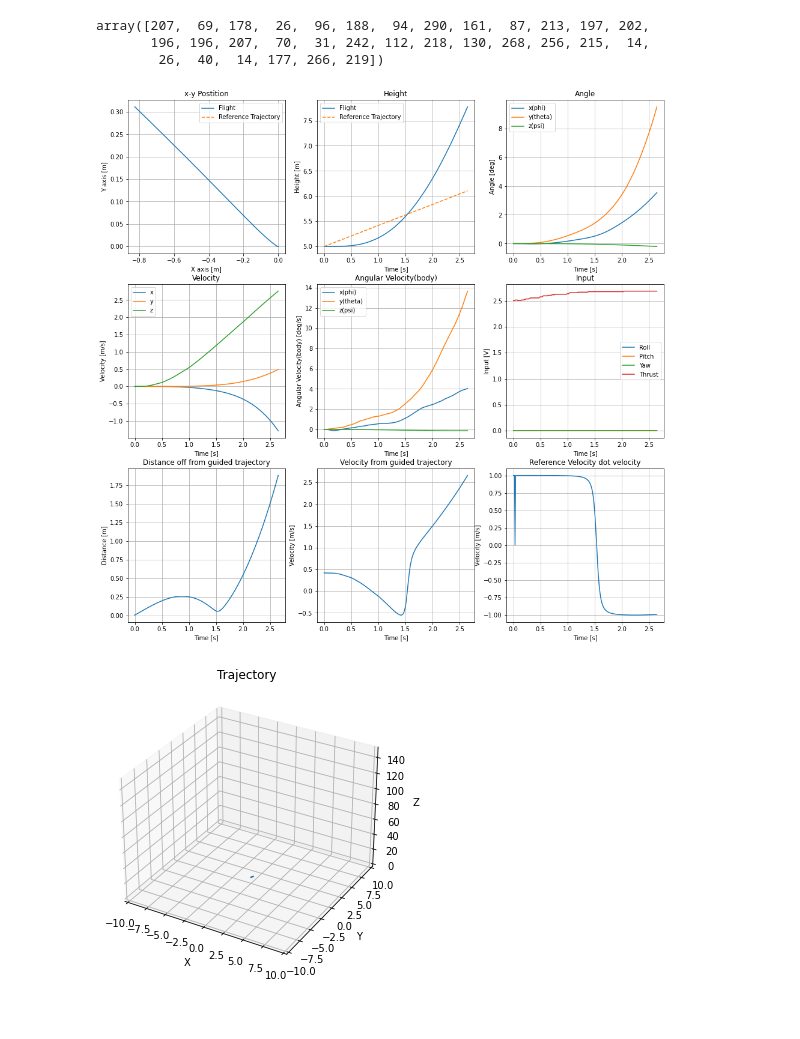
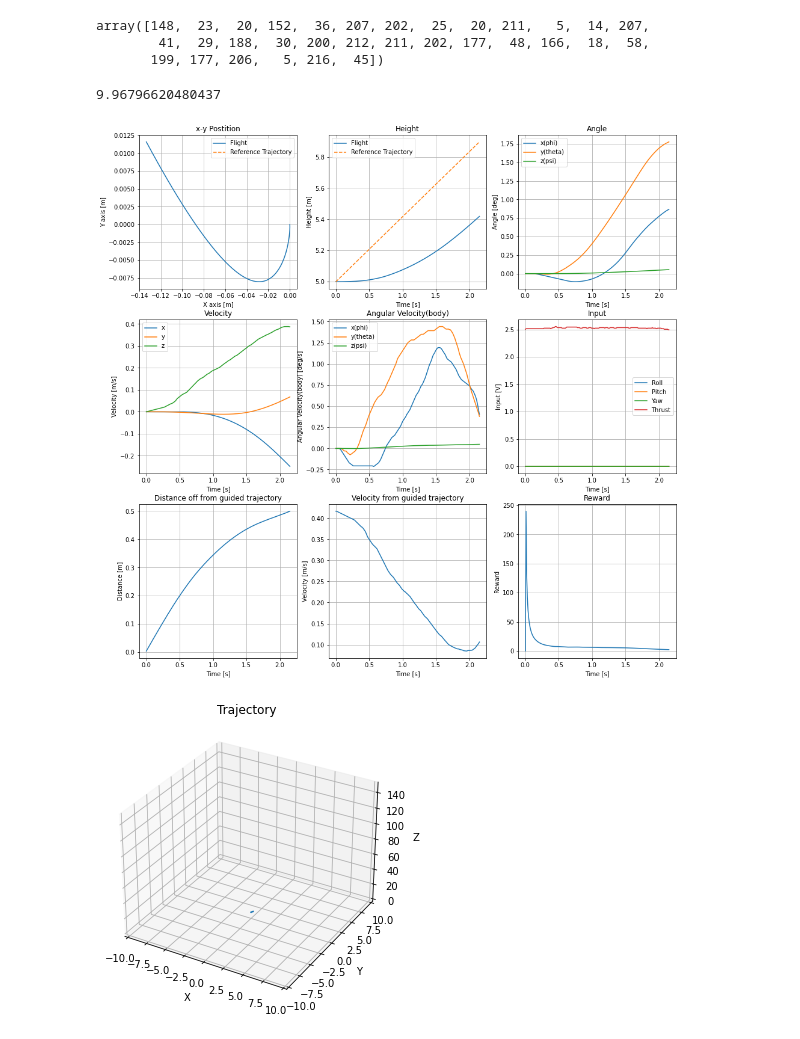
Before and after one commit to jjffkkgg/pytorch_practice, a Jupyter notebook: python/test_system/quadrotor/trained_net/data analysis.ipynb, the cells around one changed output. Saved outputs shown, nothing was run; the diff lists cells and outputs as text; code cells hidden in the pictures.

Commit message:
different set of reward.

```diff
--- a/python/test_system/quadrotor/trained_net/data analysis.ipynb
+++ b/python/test_system/quadrotor/trained_net/data analysis.ipynb
@@ -13,8 +13,7 @@ flight_data = np.load('flight_data.npy', allow_pickle=True).item()
 data = flight_data['obs']
 distance = flight_data['dist']
 u_in = flight_data['input']
-step = flight_data['step']
-vel_dot = flight_data['vel_dot']
+reward = flight_data['reward']
 # %%
 def update_lines(num, data, line):
         # NOTE: there is no .set_data() for 3 dim data...
@@ -23,14 +22,14 @@ def update_lines(num, data, line):
         return line
 # %%
 ref_trajectory = par.ref_trajectory
-index = 30
+index = np.argmax(step)
 index_step = step[index]
 t = par.time[:index_step]
 step
 # %% [output]
-array([207,  69, 178,  26,  96, 188,  94, 290, 161,  87, 213, 197, 202,
-       196, 196, 207,  70,  31, 242, 112, 218, 130, 268, 256, 215,  14,
-        26,  40,  14, 177, 266, 219])
+array([148,  23,  20, 152,  36, 207, 202,  25,  20, 211,   5,  14, 207,
+        41,  29, 188,  30, 200, 212, 211, 202, 177,  48, 166,  18,  58,
+       199, 177, 206,   5, 216,  45])
 # %%
 fig2 = plt.figure(num = 2, figsize=(16,16))
 ax1 = fig2.add_subplot(3, 3, 1)
@@ -90,37 +89,40 @@ plt.plot(t, u_in[index,:index_step,0],
             t, u_in[index,:index_step,1],
             t, u_in[index,:index_step,2],
             t, u_in[index,:index_step,3])
 plt.xlabel('Time [s]')
 plt.ylabel('Input [V]')
 plt.title('Input')
 plt.legend(['Roll','Pitch','Yaw','Thrust'])
 plt.grid()
 
 ax7 = fig2.add_subplot(3, 3, 7)
 plt.plot(t,distance[index,:index_step])
 plt.title('Distance off from guided trajectory')
 plt.xlabel('Time [s]')
 plt.ylabel('Distance [m]')
 plt.grid()
 
 ax8 = fig2.add_subplot(3, 3, 8)
 distance_dot = (distance[index,:index_step] - np.hstack((np.zeros(1), distance[index,:index_step-1])))/par.DELTA_T
 plt.plot(t,distance_dot)
 plt.title('Velocity from guided trajectory')
 plt.xlabel('Time [s]')
 plt.ylabel('Velocity [m/s]')
 plt.grid()
 
 ax8 = fig2.add_subplot(3, 3, 9)
-plt.plot(t, vel_dot[index,:index_step])
+plt.plot(t, reward[index,:index_step])
 plt.xlabel('Time [s]')
-plt.ylabel('Velocity [m/s]')
-plt.title('Reference Velocity dot velocity')
+plt.ylabel('Reward')
+plt.title('Reward')
 plt.grid()
 
 fig2.savefig('./flight_data.png')
+
+reward[index,:index_step].mean()
 # %% [output]
+9.96796620480437
-[figure, old version]
+[figure, new version]
 # %%
 # Attaching 3D axis to the figure
 fig1 = plt.figure(num = 1, figsize=(plt.figaspect(1)))
```
Also changed, not shown: 10 other files.
